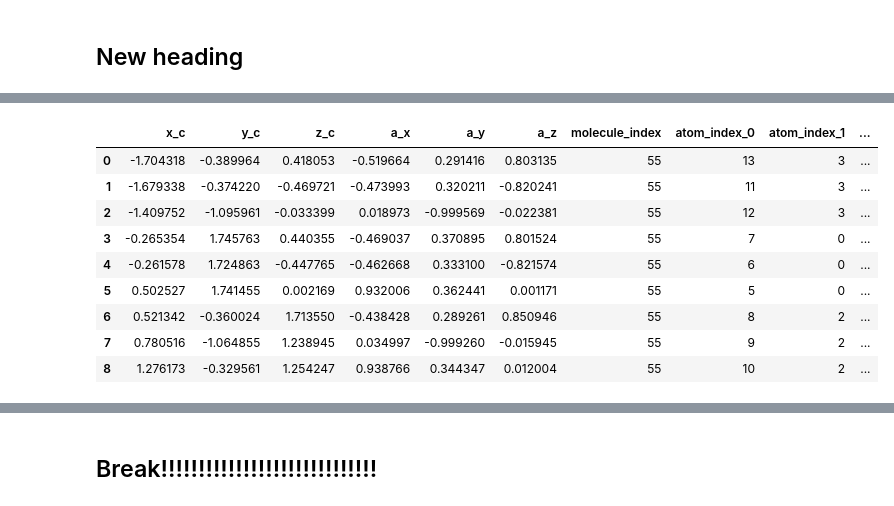
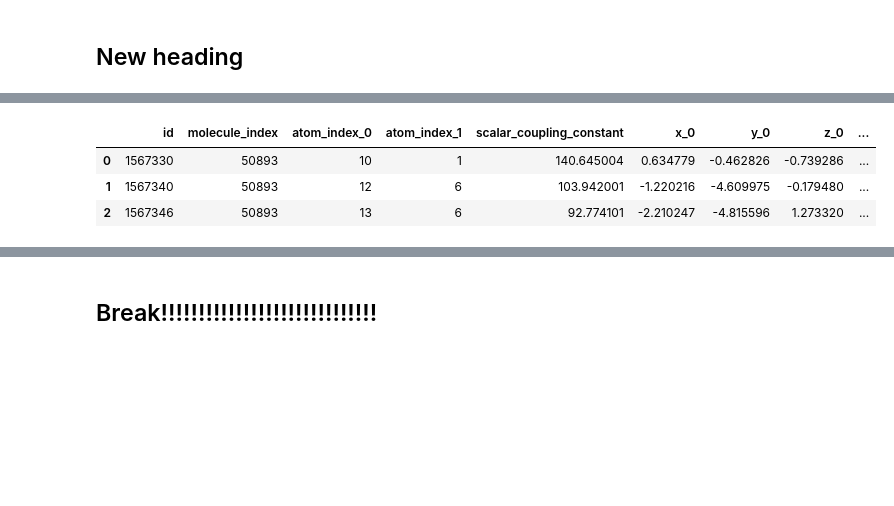
Before and after one commit to dmvlasenk/Kaggle_Predicting_Molecular_Properties, a Jupyter notebook: src/main.ipynb, the cells around one changed output, grey strips where cells are left out. Saved outputs shown, nothing was run; the diff lists cells and outputs as text; code cells hidden in the pictures; blank space fills up the shorter version.

```diff
--- a/src/main.ipynb
+++ b/src/main.ipynb
@@ -452,18 +473,10 @@ def build_couple_dataframe(some_csv, structures_csv, coupling_type, n_atoms=10):
 # %%
 %%time
-molecule_index = 55
+molecule_index = 50893
 some_csv = train_csv[train_csv.molecule_index == molecule_index]
+#some_csv = train_csv #[:6000]
 coupling_type = '1JHC'
 n_atoms = 10
-
-base, structures = build_type_dataframes(some_csv, structures_csv, coupling_type)
-base = add_coordinates(base, structures, 0)
-base = add_coordinates(base, structures, 1)
-base = base.drop(['atom_0', 'atom_1'], axis=1)
-
-
-atoms = build_atoms(base, structures, n_atoms)
-full = add_atoms(base, atoms)
-atoms
-#atoms
+full = build_couple_dataframe(some_csv, structures_csv, coupling_type, n_atoms)
+full.head()
 # %% [output]
@@ -471,10 +484,4 @@ Wall time: 134 ms
-|  | x_c | y_c | z_c | a_x | a_y | a_z | molecule_index | atom_index_0 | atom_index_1 | ... |
-| 0 | -1.704318 | -0.389964 | 0.418053 | -0.519664 | 0.291416 | 0.803135 | 55 | 13 | 3 | ... |
-| 1 | -1.679338 | -0.374220 | -0.469721 | -0.473993 | 0.320211 | -0.820241 | 55 | 11 | 3 | ... |
-| 2 | -1.409752 | -1.095961 | -0.033399 | 0.018973 | -0.999569 | -0.022381 | 55 | 12 | 3 | ... |
-| 3 | -0.265354 | 1.745763 | 0.440355 | -0.469037 | 0.370895 | 0.801524 | 55 | 7 | 0 | ... |
-| 4 | -0.261578 | 1.724863 | -0.447765 | -0.462668 | 0.333100 | -0.821574 | 55 | 6 | 0 | ... |
-| 5 | 0.502527 | 1.741455 | 0.002169 | 0.932006 | 0.362441 | 0.001171 | 55 | 5 | 0 | ... |
-| 6 | 0.521342 | -0.360024 | 1.713550 | -0.438428 | 0.289261 | 0.850946 | 55 | 8 | 2 | ... |
-| 7 | 0.780516 | -1.064855 | 1.238945 | 0.034997 | -0.999260 | -0.015945 | 55 | 9 | 2 | ... |
-| 8 | 1.276173 | -0.329561 | 1.254247 | 0.938766 | 0.344347 | 0.012004 | 55 | 10 | 2 | ... |
+|  | id | molecule_index | atom_index_0 | atom_index_1 | scalar_coupling_constant | x_0 | y_0 | z_0 | ... |
+| 0 | 1567330 | 50893 | 10 | 1 | 140.645004 | 0.634779 | -0.462826 | -0.739286 | ... |
+| 1 | 1567340 | 50893 | 12 | 6 | 103.942001 | -1.220216 | -4.609975 | -0.179480 | ... |
+| 2 | 1567346 | 50893 | 13 | 6 | 92.774101 | -2.210247 | -4.815596 | 1.273320 | ... |
```
Also changed, not shown: parts of 18 cells of this notebook, 3 other files.
